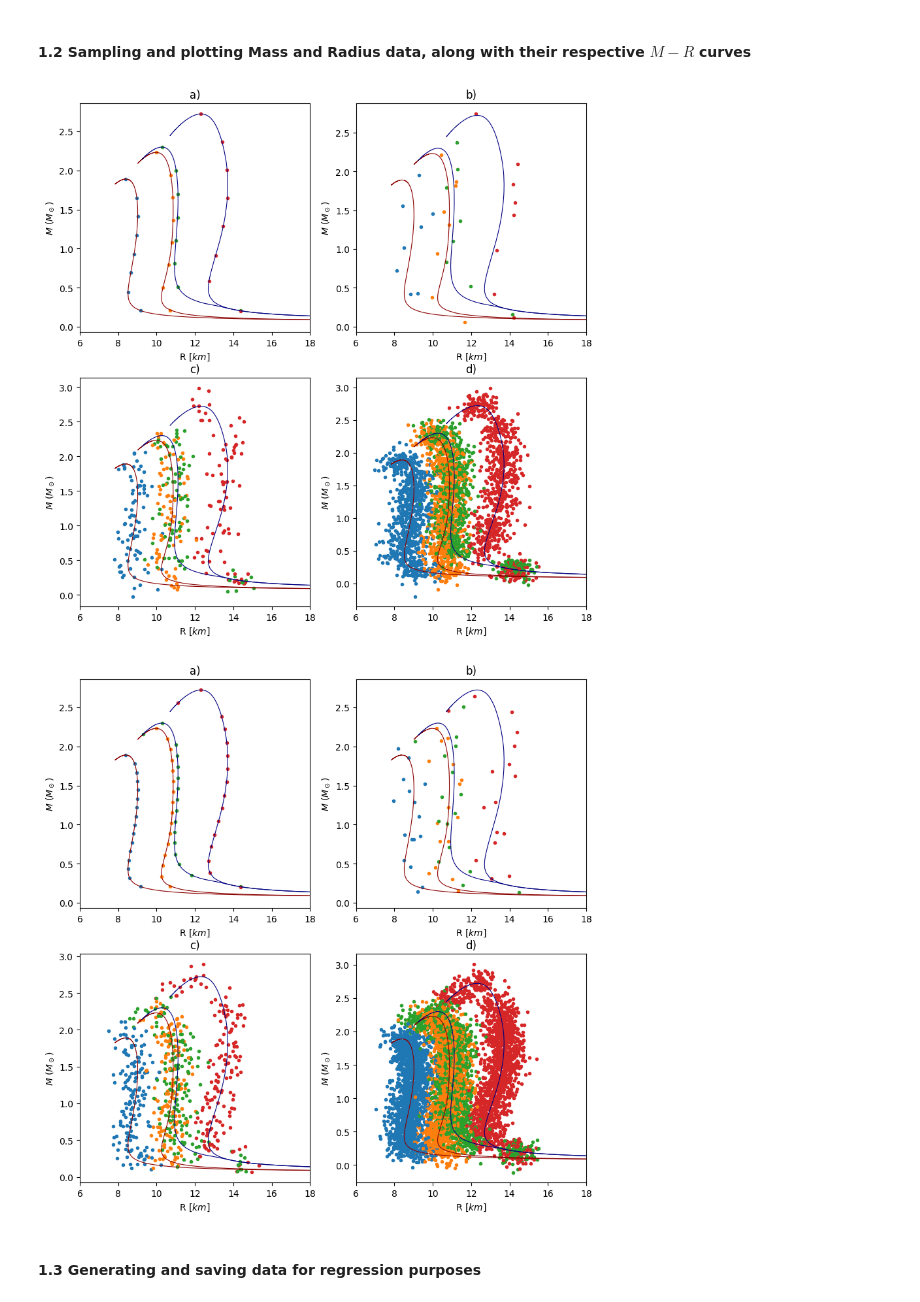
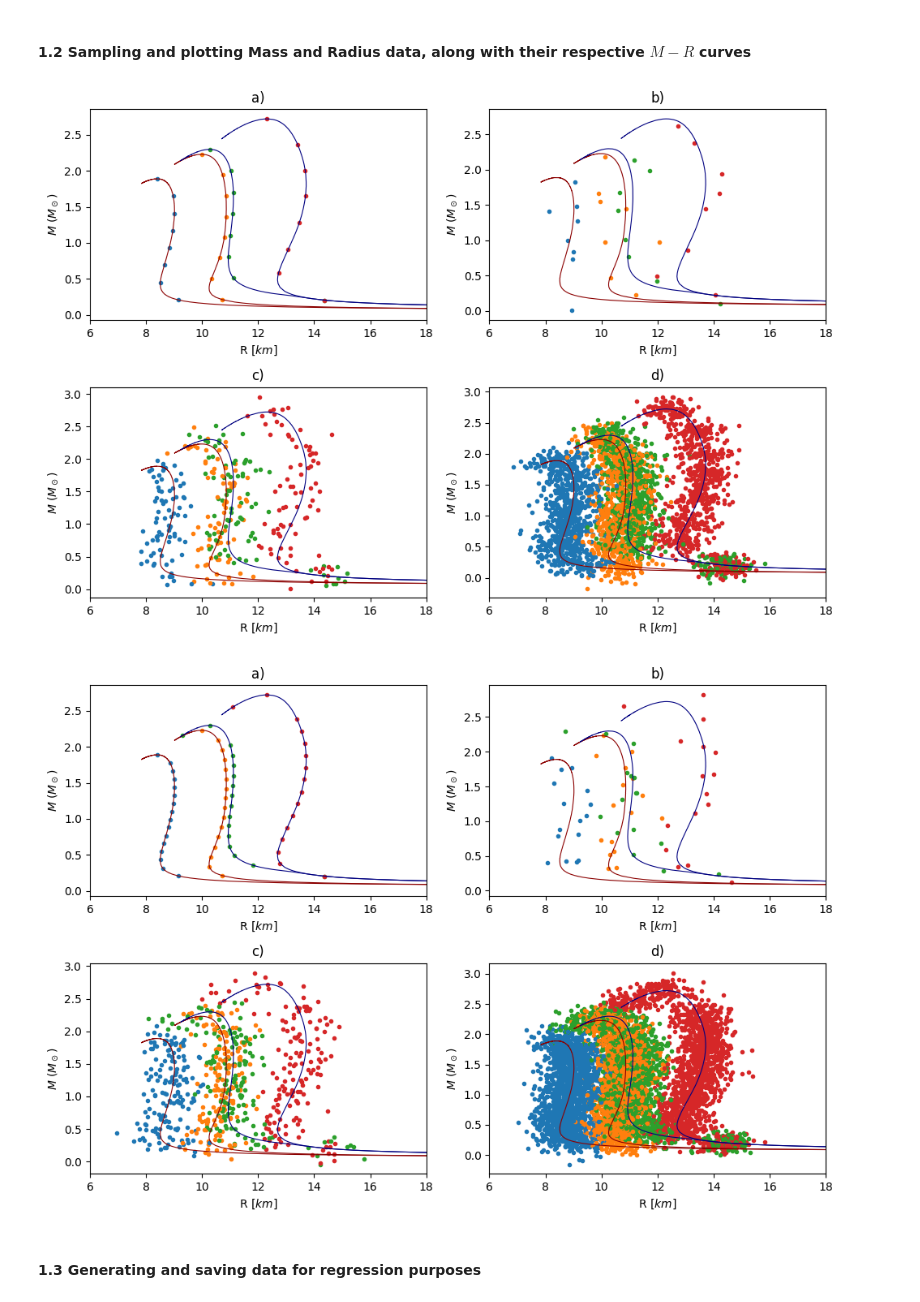
Before and after one commit to istergak/MSc-Computational-Physics-AUTH, a Jupyter notebook: Thesis - ML and ANNs regression models for Exotic Star's EOSs/Part 2 - Handling the TOV equations solution data for Exotic Stars/ExoticStarsResults_2.ipynb, the cells around one changed output. Saved outputs shown, nothing was run; the diff lists cells and outputs as text; code cells hidden in the pictures.

```diff
--- a/Thesis - ML and ANNs regression models for Exotic Star's EOSs/Part 2 - Handling the TOV equations solution data for Exotic Stars/ExoticStarsResults_2.ipynb
+++ b/Thesis - ML and ANNs regression models for Exotic Star's EOSs/Part 2 - Handling the TOV equations solution data for Exotic Stars/ExoticStarsResults_2.ipynb
@@ -138,7 +142,7 @@ plt.show()
 #### **1.2 Sampling and plotting  Mass and Radius data, along with their respective $M-R$ curves**
 # %%
 # Defining the figure and the axes
-fig_sample_MR_NS,axes_sample_MR_NS = plt.subplots(2,2,figsize=(10,10))
+fig_sample_MR_NS,axes_sample_MR_NS = plt.subplots(2,2,figsize=(10,7))
 points_mr = 8
 
 # Sampling Mass and Radius data without observational noise (1 sample per M-R curve)
@@ -164,8 +168,6 @@ axes_sample_MR_NS[0,0].set_title("a)",fontsize=12)
 axes_sample_MR_NS[0,0].set_xlabel(r"R $[km]$",fontsize=10)
 axes_sample_MR_NS[0,0].set_ylabel(r"$M$ $(M_\odot)$",fontsize=10)
 axes_sample_MR_NS[0,0].set_xbound([6,18])
-
-
 
 
 # Sampling Mass and Radius data with observational noise (1 sample per M-R curve)
@@ -217,37 +219,40 @@ axes_sample_MR_NS[1,0].set_title("c)",fontsize=12)
 axes_sample_MR_NS[1,0].set_xlabel(r"R $[km]$",fontsize=10)
 axes_sample_MR_NS[1,0].set_ylabel(r"$M$ $(M_\odot)$",fontsize=10)
 axes_sample_MR_NS[1,0].set_xbound([6,18])
 
 
 # Sampling Mass and Radius data with observational noise (100 samples per M-R curve)
 for i in range(0,100):
     mass_sample_HLPS2_ADDDL_100n,radius_sample_HLPS2_ADDDL_100n = polyNSdata().sample_MR("HLPS-2_ADDDL_sol.csv",850,0.2,points_mr,noiseM_std=0.1,noiseR_std=0.5)
     mass_sample_HLPS2_DCDCL_100n,radius_sample_HLPS2_DCDCL_100n = polyNSdata().sample_MR("HLPS-2_DCDCL_sol.csv",850,0.2,points_mr,noiseM_std=0.1,noiseR_std=0.5)
     mass_sample_HLPS3_ADDDL_100n,radius_sample_HLPS3_ADDDL_100n = polyNSdata().sample_MR("HLPS-3_ADDDL_sol.csv",850,0.2,points_mr,noiseM_std=0.1,noiseR_std=0.5)
     mass_sample_HLPS3_DCDCL_100n,radius_sample_HLPS3_DCDCL_100n = polyNSdata().sample_MR("HLPS-3_DCDCL_sol.csv",850,0.2,points_mr,noiseM_std=0.1,noiseR_std=0.5)
 
     # Plotting these sampling data without observational noise
     axes_sample_MR_NS[1,1].plot(radius_sample_HLPS2_ADDDL_100n,mass_sample_HLPS2_ADDDL_100n,".",color='#1f77b4')
     axes_sample_MR_NS[1,1].plot(radius_sample_HLPS2_DCDCL_100n,mass_sample_HLPS2_DCDCL_100n,".",color='#ff7f0e')
     axes_sample_MR_NS[1,1].plot(radius_sample_HLPS3_ADDDL_100n,mass_sample_HLPS3_ADDDL_100n,".",color='#2ca02c')
     axes_sample_MR_NS[1,1].plot(radius_sample_HLPS3_DCDCL_100n,mass_sample_HLPS3_DCDCL_100n,".",color='#d62728')
 
 # Plotting the respective M-R curves
 polyNSdata().plot_MR_curve("HLPS-2_ADDDL_sol.csv",axes_sample_MR_NS[1,1],"darkred","polytropic",850)
 polyNSdata().plot_MR_curve("HLPS-2_DCDCL_sol.csv",axes_sample_MR_NS[1,1],"darkred","polytropic",850)
 polyNSdata().plot_MR_curve("HLPS-3_ADDDL_sol.csv",axes_sample_MR_NS[1,1],"navy","polytropic",850)
 polyNSdata().plot_MR_curve("HLPS-3_DCDCL_sol.csv",axes_sample_MR_NS[1,1],"navy","polytropic",850)
 
 # Adding labels, bounds on axes and title for clarity
 axes_sample_MR_NS[1,1].set_title("d)",fontsize=12)
 axes_sample_MR_NS[1,1].set_xlabel(r"R $[km]$",fontsize=10)
 axes_sample_MR_NS[1,1].set_ylabel(r"$M$ $(M_\odot)$",fontsize=10)
 axes_sample_MR_NS[1,1].set_xbound([6,18])
+
+fig_sample_MR_NS.tight_layout()
+fig_sample_MR_NS.savefig("sample_MR_8pts_NS.pdf",dpi=300)
 # %% [output]
-[figure, old version]
+[figure, new version]
 # %%
 # Defining the figure and the axes
-fig_sample_MR_NS,axes_sample_MR_NS = plt.subplots(2,2,figsize=(10,10))
+fig_sample_MR_NS,axes_sample_MR_NS = plt.subplots(2,2,figsize=(10,7))
 points_mr = 16
 
 # Sampling Mass and Radius data without observational noise (1 sample per M-R curve)
@@ -352,7 +357,10 @@ axes_sample_MR_NS[1,1].set_title("d)",fontsize=12)
 axes_sample_MR_NS[1,1].set_xlabel(r"R $[km]$",fontsize=10)
 axes_sample_MR_NS[1,1].set_ylabel(r"$M$ $(M_\odot)$",fontsize=10)
 axes_sample_MR_NS[1,1].set_xbound([6,18])
+
+fig_sample_MR_NS.tight_layout()
+fig_sample_MR_NS.savefig("sample_MR_16pts_NS.pdf",dpi=300)
 # %% [output]
-[figure, old version]
+[figure, new version]
 # %% [markdown]
 #### **1.3 Generating and saving data for regression purposes**
```
Also changed, not shown: parts of 13 cells of this notebook, 1 other file.
